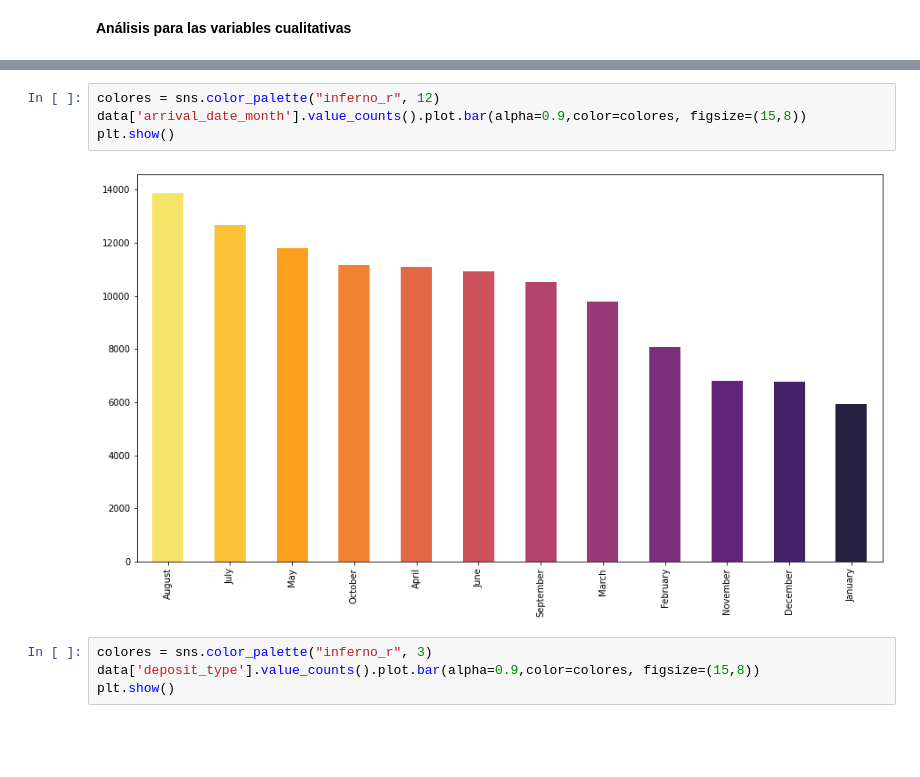
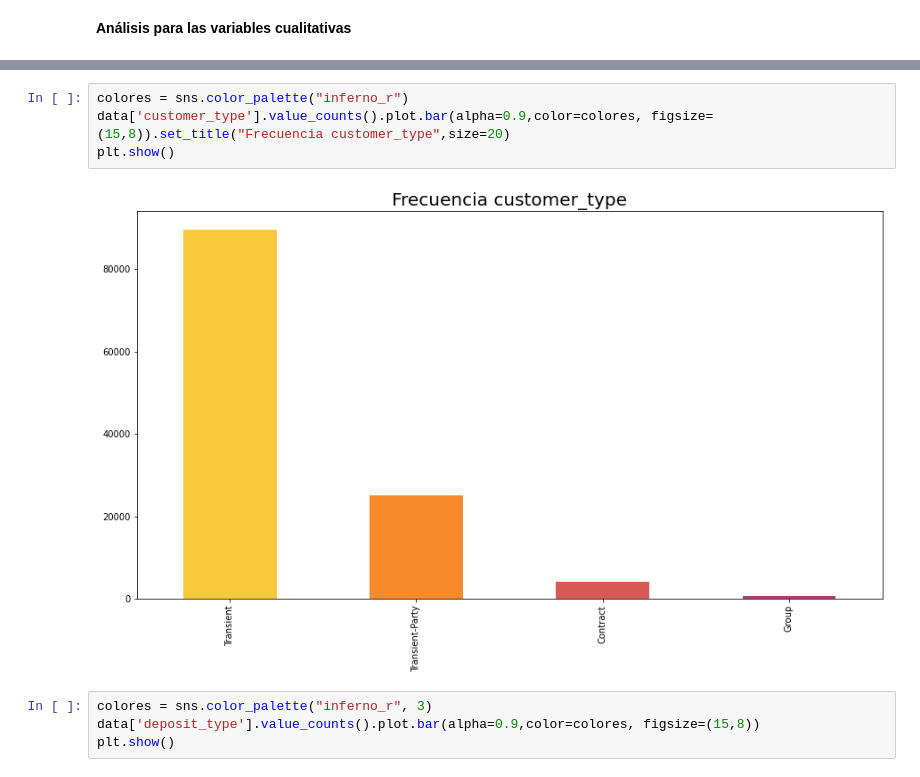
Before and after one commit to 1gnacio/orgadatos-collab-tp2, a Jupyter notebook: TP2.ipynb, the cells around one changed output, grey strips where cells are left out. Cells and saved outputs as stored; diff of their text form; blank space fills up the shorter version.

```diff
--- a/TP2.ipynb
+++ b/TP2.ipynb
@@ -1202,9 +1329,9 @@ Dado que son más de diez variables cualitativas, para cinco de ellas realizarem
 # %%
-colores = sns.color_palette("inferno_r", 12)
-data['arrival_date_month'].value_counts().plot.bar(alpha=0.9,color=colores, figsize=(15,8))
+colores = sns.color_palette("inferno_r")
+data['customer_type'].value_counts().plot.bar(alpha=0.9,color=colores, figsize=(15,8)).set_title("Frecuencia customer_type",size=20)
 plt.show()
 # %% [output]
-[figure, old version]
+[figure, new version]
 # %%
 colores = sns.color_palette("inferno_r", 3)
 data['deposit_type'].value_counts().plot.bar(alpha=0.9,color=colores, figsize=(15,8))
```
Also changed, not shown: parts of 104 cells of this notebook.
